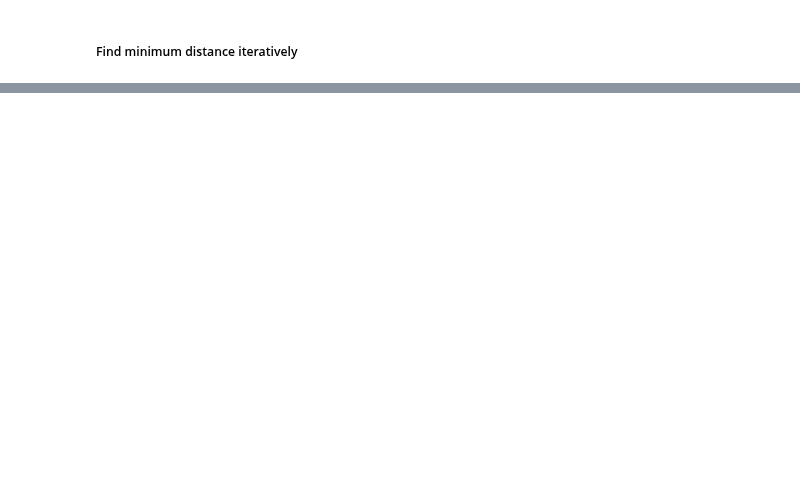
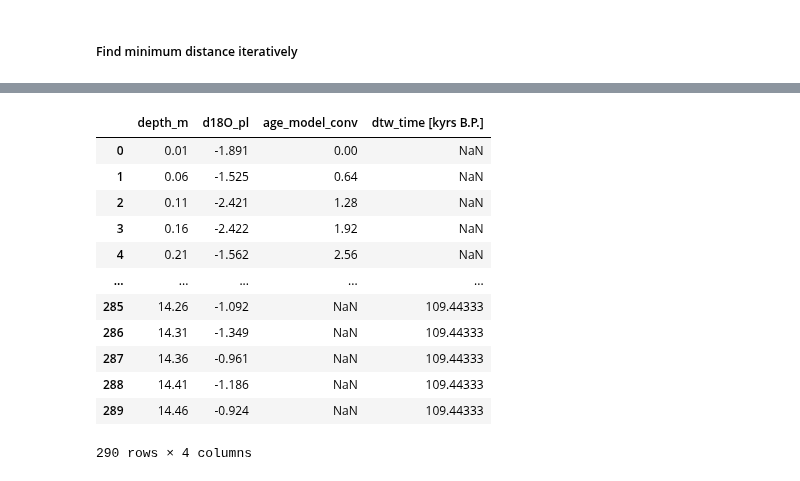
Before and after one commit to andreas-paul/dtw, a Jupyter notebook: src/01_dtw.ipynb, the cells around one changed output, grey strips where cells are left out. Saved outputs shown, nothing was run; the diff lists cells and outputs as text; code cells hidden in the pictures; blank space fills up the shorter version.

```diff
--- a/src/01_dtw.ipynb
+++ b/src/01_dtw.ipynb
@@ -203 +190,21 @@ Index(['depth_m', 'd18O_pl', 'dtw_time [kyrs B.P.]'], dtype='object')
+# %%
+tmp = pd.read_csv("../data/tmp_1150_d18O_split_0.csv")
+# %%
+tmp = tmp.append(data, ignore_index=True)
+# %%
+tmp
+# %% [output]
+|  | depth_m | d18O_pl | age_model_conv | dtw_time [kyrs B.P.] |
+| 0 | 0.01 | -1.891 | 0.00 | NaN |
+| 1 | 0.06 | -1.525 | 0.64 | NaN |
+| 2 | 0.11 | -2.421 | 1.28 | NaN |
+| 3 | 0.16 | -2.422 | 1.92 | NaN |
+| 4 | 0.21 | -1.562 | 2.56 | NaN |
+| ... | ... | ... | ... | ... |
+| 285 | 14.26 | -1.092 | NaN | 109.44333 |
+| 286 | 14.31 | -1.349 | NaN | 109.44333 |
+| 287 | 14.36 | -0.961 | NaN | 109.44333 |
+| 288 | 14.41 | -1.186 | NaN | 109.44333 |
+| 289 | 14.46 | -0.924 | NaN | 109.44333 |
+290 rows × 4 columns
 # %%
```
Also changed, not shown: parts of 18 cells of this notebook, 1 other file.
